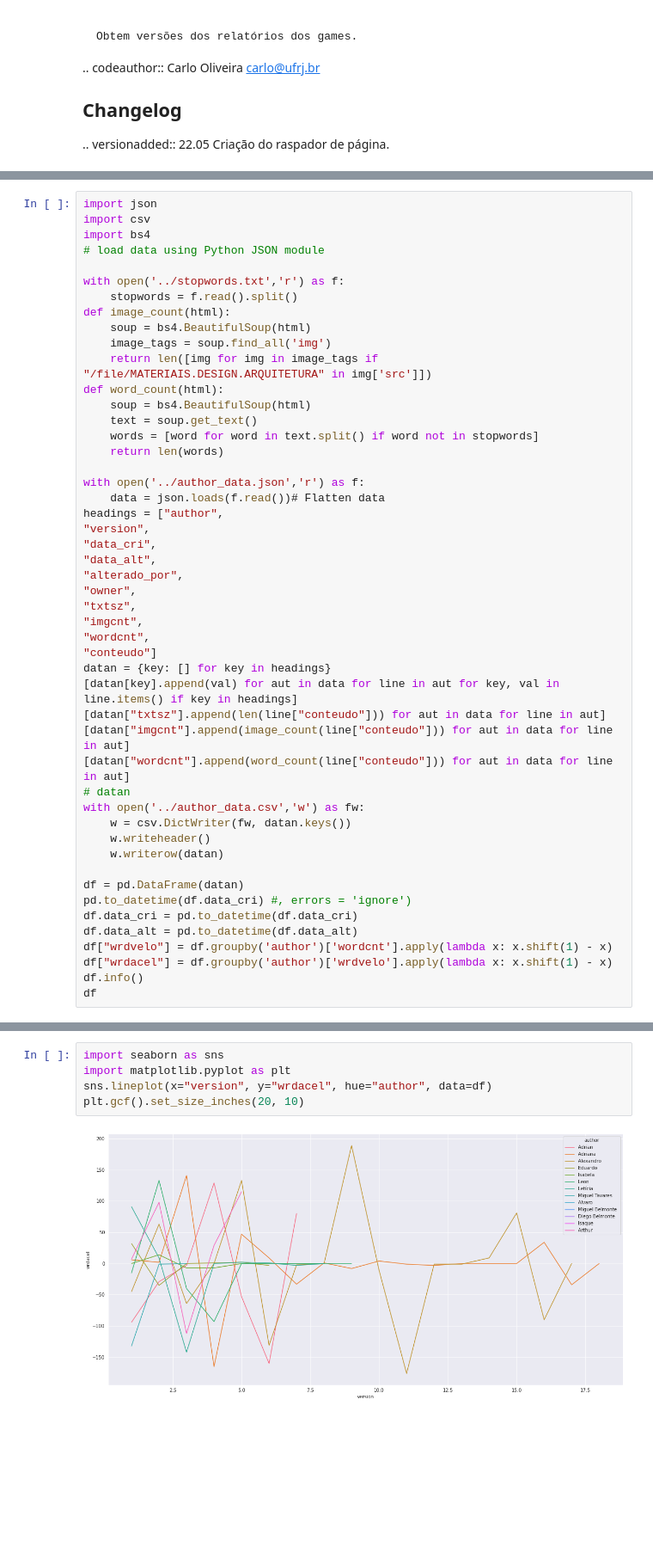
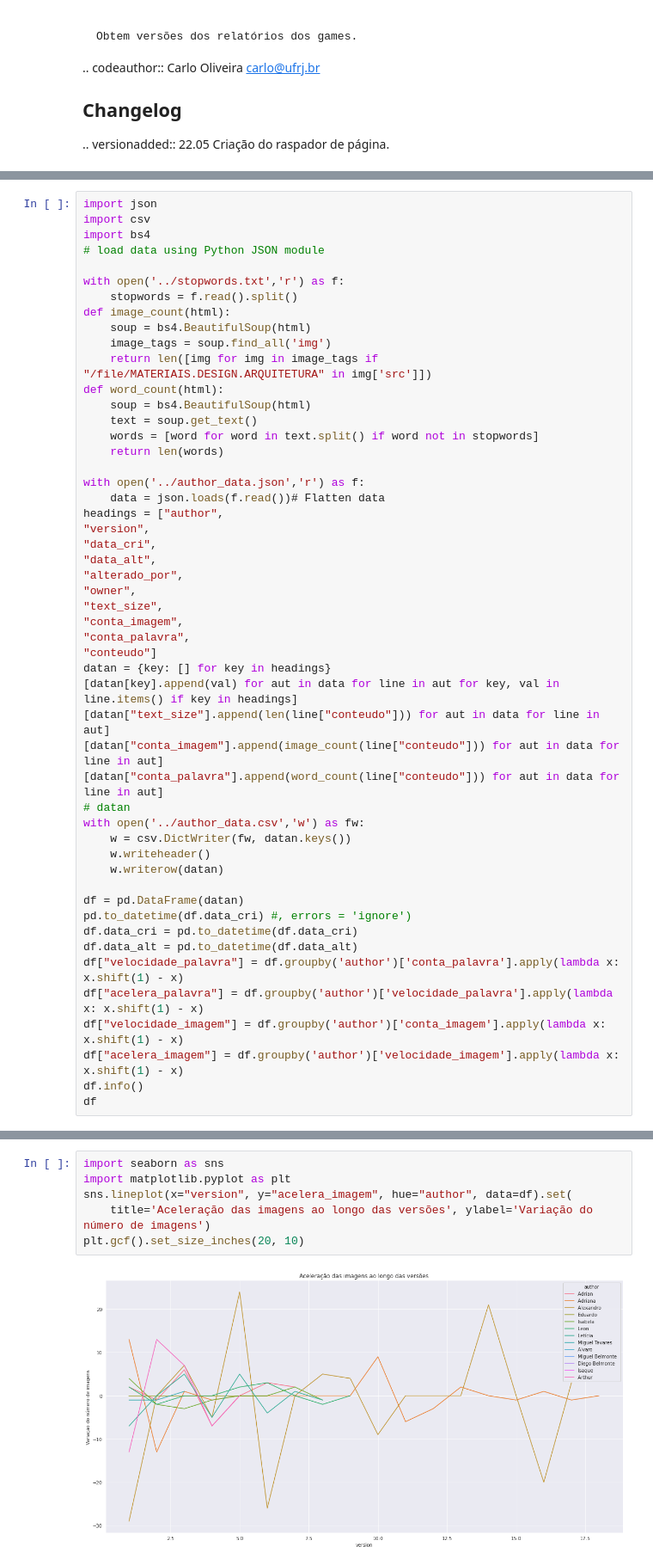
Before and after one commit to cetoli/draft, a Jupyter notebook: src/supergame/ipnb/supergame.ipynb, the cells around one changed output, grey strips where cells are left out. Shown at 86% size. Drawn from its saved outputs; the diff is of its cells as text; blank space fills up the shorter version.

Commit message:
Velocidade de imagens e boxplot

```diff
--- a/src/supergame/ipnb/supergame.ipynb
+++ b/src/supergame/ipnb/supergame.ipynb
@@ -78,15 +78,15 @@ headings = ["author",
 "data_alt",
 "alterado_por",
 "owner",
-"txtsz",
-"imgcnt",
-"wordcnt",
+"text_size",
+"conta_imagem",
+"conta_palavra",
 "conteudo"]
 datan = {key: [] for key in headings}
 [datan[key].append(val) for aut in data for line in aut for key, val in line.items() if key in headings]
-[datan["txtsz"].append(len(line["conteudo"])) for aut in data for line in aut]
-[datan["imgcnt"].append(image_count(line["conteudo"])) for aut in data for line in aut]
-[datan["wordcnt"].append(word_count(line["conteudo"])) for aut in data for line in aut]
+[datan["text_size"].append(len(line["conteudo"])) for aut in data for line in aut]
+[datan["conta_imagem"].append(image_count(line["conteudo"])) for aut in data for line in aut]
+[datan["conta_palavra"].append(word_count(line["conteudo"])) for aut in data for line in aut]
 # datan
 with open('../author_data.csv','w') as fw:
     w = csv.DictWriter(fw, datan.keys())
@@ -97,8 +97,10 @@ df = pd.DataFrame(datan)
 pd.to_datetime(df.data_cri) #, errors = 'ignore')
 df.data_cri = pd.to_datetime(df.data_cri)
 df.data_alt = pd.to_datetime(df.data_alt)
-df["wrdvelo"] = df.groupby('author')['wordcnt'].apply(lambda x: x.shift(1) - x)
-df["wrdacel"] = df.groupby('author')['wrdvelo'].apply(lambda x: x.shift(1) - x)
+df["velocidade_palavra"] = df.groupby('author')['conta_palavra'].apply(lambda x: x.shift(1) - x)
+df["acelera_palavra"] = df.groupby('author')['velocidade_palavra'].apply(lambda x: x.shift(1) - x)
+df["velocidade_imagem"] = df.groupby('author')['conta_imagem'].apply(lambda x: x.shift(1) - x)
+df["acelera_imagem"] = df.groupby('author')['velocidade_imagem'].apply(lambda x: x.shift(1) - x)
 df.info()
 df
 # %% [output]
@@ -157,7 +176,8 @@ plt.gcf().set_size_inches(20,10)
 # %%
 import seaborn as sns
 import matplotlib.pyplot as plt
-sns.lineplot(x="version", y="wrdacel", hue="author", data=df)
+sns.lineplot(x="version", y="acelera_imagem", hue="author", data=df).set(
+    title='Aceleração das imagens ao longo das versões', ylabel='Variação do número de imagens')
 plt.gcf().set_size_inches(20, 10)
 # %% [output]
-[figure, old version]
+[figure, new version]
```
Also changed, not shown: parts of 9 cells of this notebook, 1 other file.
